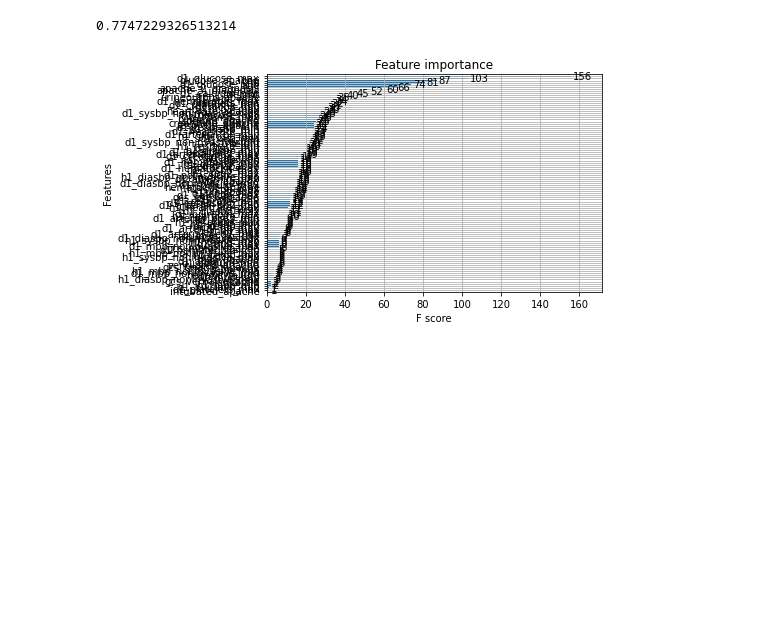
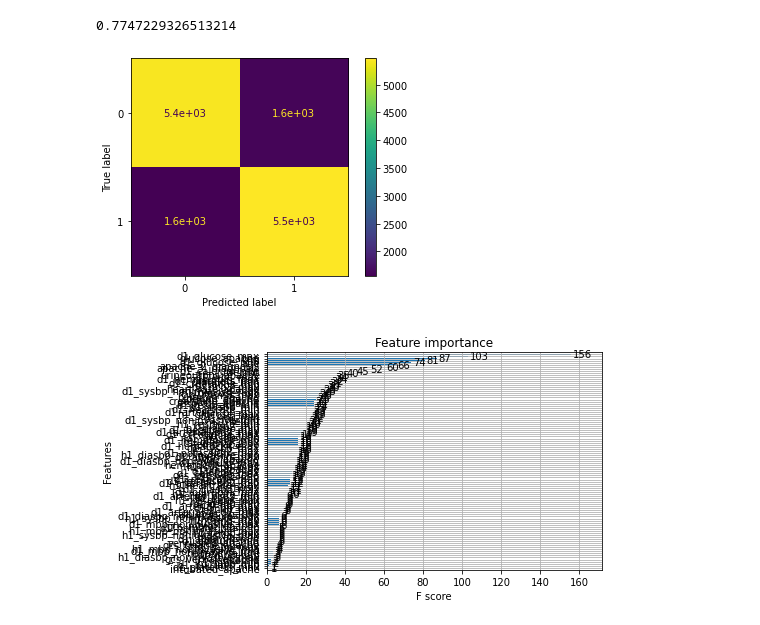
Before and after one commit to K-Hebel/WiDS_Chi, a Jupyter notebook: Model_WiDS.ipynb, the cells around one changed output. Saved outputs shown, nothing was run; the diff lists cells and outputs as text; code cells hidden in the pictures; blank space fills up the shorter version.

Commit message:
UPDATE:final submission with confusion matrix

```diff
--- a/Model_WiDS.ipynb
+++ b/Model_WiDS.ipynb
@@ -198,6 +198,13 @@ XGBClassifier(base_score=0.5, booster='dart', colsample_bylevel=1,
 model_1_B.score(X_b_test,y_b_test)
 # %% [output]
 0.7747229326513214
+# %%
+from sklearn.metrics import plot_confusion_matrix
+
+plot_confusion_matrix(model_1_B, X_b_test, y_b_test)
+plt.show()
+# %% [output]
+[figure, added]
 # %%
 from xgboost import plot_importance
 plot_importance(model_1_B)
```
Also changed, not shown: parts of 10 cells of this notebook.
